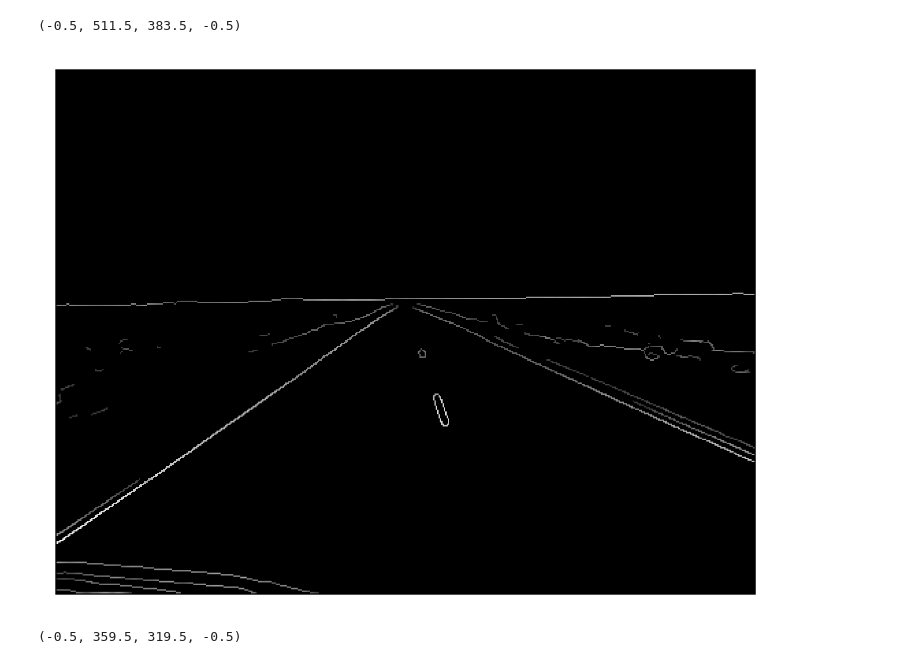
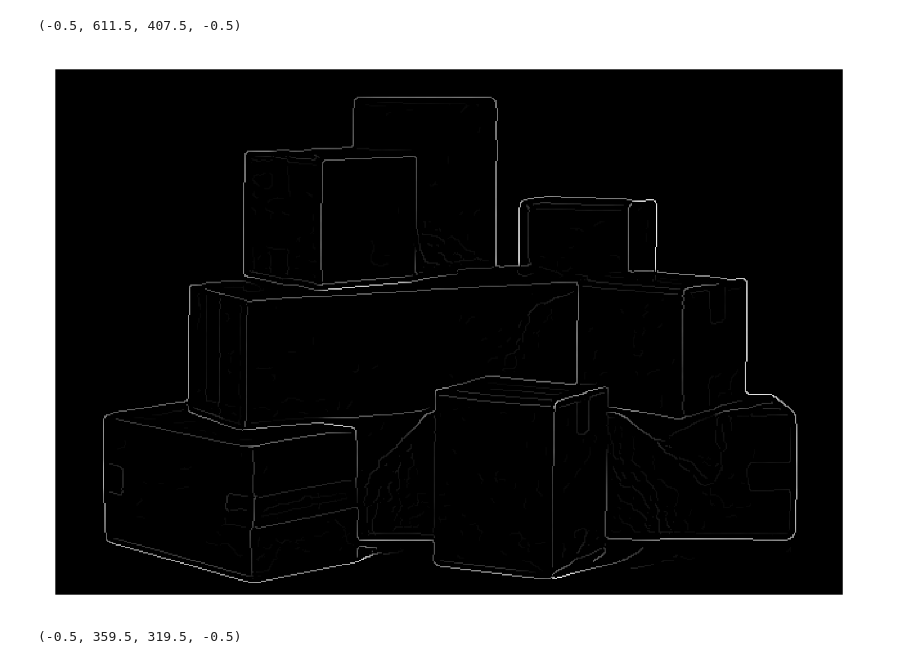
Before and after one commit to lucetre-snu/21f-computer-vision, a Jupyter notebook: hw2/HW2.ipynb, the cells around one changed output. Drawn from its saved outputs; the diff is of its cells as text; code cells hidden in the pictures.

```diff
--- a/hw2/HW2.ipynb
+++ b/hw2/HW2.ipynb
@@ -20,0 +24,21 @@ eps = np.finfo(float).eps
+# %%
+img_path = './data/img01.jpg'
+basename = os.path.basename(img_path).split('.')[0]
+
+# load grayscale image
+img = Image.open(img_path).convert("L")
+Igs = np.array(img)
+Igs = Igs / 255.
+
+# Hough function
+Im, Io, Ix, Iy = hw2.EdgeDetection(Igs, sigma, highThreshold, lowThreshold)
+H = hw2.HoughTransform(Im, rhoRes, thetaRes)
+lRho, lTheta = hw2.HoughLines(H, rhoRes, thetaRes, nLines)
+l = hw2.HoughLineSegments(lRho, lTheta, Im)
+
+# saves the outputs to files
+# Im, H, Im + hough line , Im + hough line segments
+hw2.PlotImage(Im, os.path.join(resultdir, basename+"_Im.png"))
+hw2.PlotImage(H, os.path.join(resultdir, basename+"_H.png"))
+hw2.PlotLines(Igs, os.path.join(resultdir, basename+"_lines.png"), lTheta, lRho)
+hw2.PlotSegments(Igs, os.path.join(resultdir, basename+"_segments.png"), l)
@@ -66,42 +95,44 @@ def EdgeDetection(Igs, sigma, highThreshold, lowThreshold):
                 if (Im[i,j] >= neighbors[0]) and (Im[i,j] >= neighbors[1]):
                     Inms[i,j] = Im[i,j]
         return Inms
 
     G = GaussianFilter(sigma)
     image = ConvFilter(Igs, G)
 
-    sobel = [np.array([[-1,  0,  1],
-                       [-2,  0,  2],
-                       [-1,  0,  1]]),
-             np.array([[ 1,  2,  1],
-                       [ 0,  0,  0],
-                       [-1, -2, -1]])]
+    sobel = [np.array([[-1, 0, 1],
+                       [-2, 0, 2],
+                       [-1, 0, 1]]),
+             np.array([[ 1, 2, 1],
+                       [ 0, 0, 0],
+                       [-1,-2,-1]])]
 
     Ix = ConvFilter(image, sobel[0])
     Iy = ConvFilter(image, sobel[1])
     Io = np.arctan2(Iy, Ix)
 
     Im = NonMaximalSuppresion(np.hypot(Iy, Ix), Io)
     I = np.pad(Im, 1, mode='edge')
 
     for i in range(Im.shape[0]):
         for j in range(Im.shape[1]):
             if (lowThreshold <= I[i+1, j+1] < highThreshold):
                 if not np.any(I[i:i+3, j:j+3] >= highThreshold):
                     Im[i, j] = 0
             elif I[i+1, j+1] < lowThreshold:
                 Im[i, j] = 0
 
     return Im, Io, Ix, Iy
 
-Im, Io, Ix, Iy = EdgeDetection(Igs[1], sigma, 0.2, 0.1)
+highThreshold=0.03
+lowThreshold=0.01
+Im, Io, Ix, Iy = EdgeDetection(Igs[0], sigma, highThreshold, lowThreshold)
 
 plt.figure(dpi=300)
 plt.imshow(Im, cmap='gray')
 plt.axis('off')
 # %% [output]
-(-0.5, 511.5, 383.5, -0.5)
+(-0.5, 611.5, 407.5, -0.5)
-[figure, old version]
+[figure, new version]
 # %%
 def HoughTransform(Im, rhoRes, thetaRes):
     r = int(np.ceil(np.linalg.norm(Im.shape) / rhoRes))
```
Also changed, not shown: parts of 2 cells of this notebook, 34 other files.
